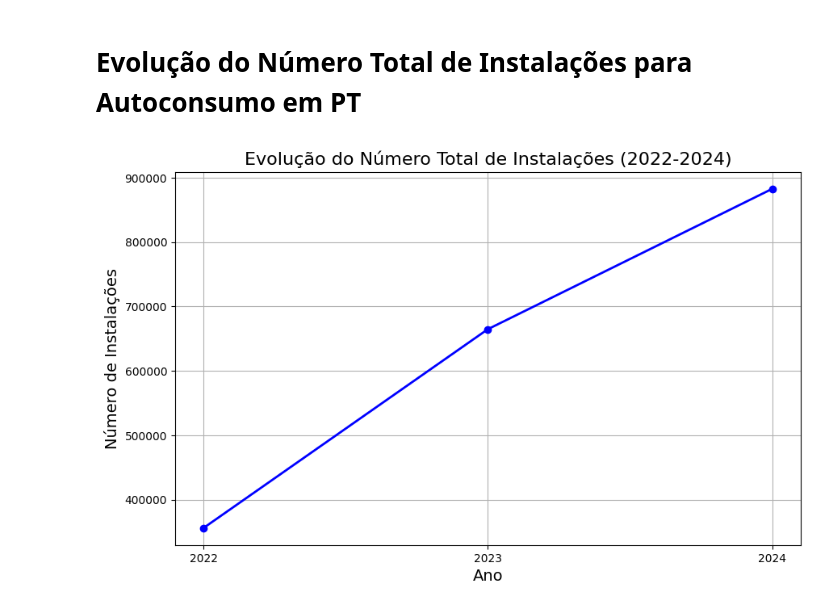
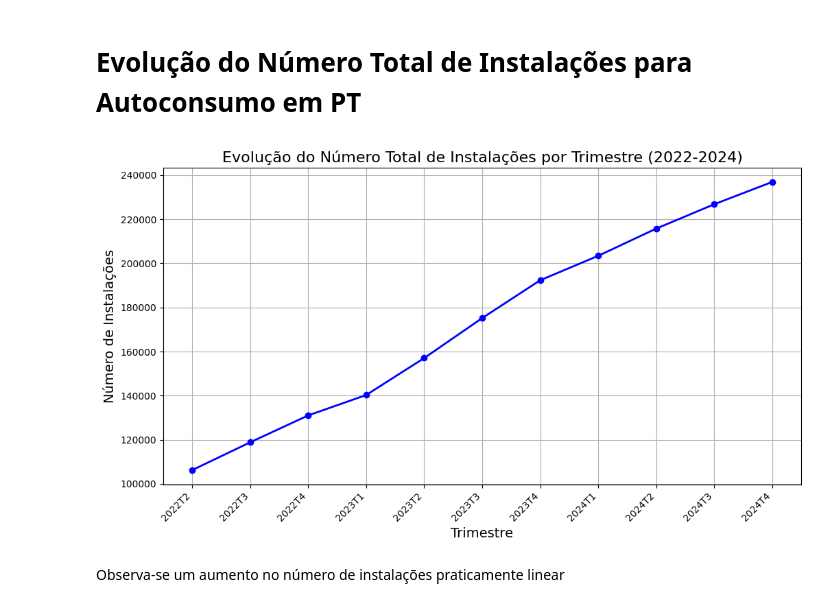
Before and after one commit to leonorsr/E-Redes, a Jupyter notebook: e-redes_autoconsumo.ipynb, the cells around one changed output. Cells and saved outputs as stored; diff of their text form; code cells hidden in the pictures.

Commit message:
Evolução de N em Trimestres

```diff
--- a/e-redes_autoconsumo.ipynb
+++ b/e-redes_autoconsumo.ipynb
@@ -188,30 +188,37 @@ plt.show()
 # %% [markdown]
 # Evolução do Número Total de Instalações para Autoconsumo em PT
 # %%
+import pandas as pd
+import matplotlib.pyplot as plt
+
 # Carregar o arquivo CSV com o separador correto
 dados = pd.read_csv('./data/e-redes_autoconsumo.csv', sep=';')
 
-# Criar a coluna 'Ano' a partir da coluna 'Trimestre'
-dados['Ano'] = dados['Trimestre'].str[:4].astype(int)
-
-# Agrupar os dados por 'Ano', somando o número de instalações
-tabela_instalacoes_ano = dados.groupby('Ano')['Número de instalacões'].sum().reset_index()
+# Agrupar os dados por 'Trimestre', somando o número de instalações
+tabela_instalacoes_trimestre = dados.groupby('Trimestre')['Número de instalacões'].sum().reset_index()
 
 # Filtrar os últimos 3 anos (2022, 2023, 2024)
-tabela_instalacoes_ano = tabela_instalacoes_ano[tabela_instalacoes_ano['Ano'].isin([2022, 2023, 2024])]
+tabela_instalacoes_trimestre = tabela_instalacoes_trimestre[tabela_instalacoes_trimestre['Trimestre'].str[:4].isin(['2022', '2023', '2024'])]
 
-# Plotar o gráfico de evolução do número total de instalações
-plt.figure(figsize=(10, 6))
-plt.plot(tabela_instalacoes_ano['Ano'], tabela_instalacoes_ano['Número de instalacões'], marker='o', color='b', linestyle='-', linewidth=2)
+# Ordenar os trimestres corretamente
+tabela_instalacoes_trimestre = tabela_instalacoes_trimestre.sort_values(by='Trimestre')
+
+# Plotar o gráfico de evolução do número total de instalações por trimestre
+plt.figure(figsize=(12, 6))
+plt.plot(tabela_instalacoes_trimestre['Trimestre'], tabela_instalacoes_trimestre['Número de instalacões'], marker='o', color='b', linestyle='-', linewidth=2)
+
+# Melhorar a legibilidade do eixo X
+plt.xticks(rotation=45, ha='right')
 
 # Adicionar título e rótulos aos eixos
-plt.title('Evolução do Número Total de Instalações (2022-2024)', fontsize=16)
-plt.xlabel('Ano', fontsize=14)
+plt.title('Evolução do Número Total de Instalações por Trimestre (2022-2024)', fontsize=16)
+plt.xlabel('Trimestre', fontsize=14)
 plt.ylabel('Número de Instalações', fontsize=14)
+plt.grid(True)
 
 # Exibir o gráfico
-plt.grid(True)
-plt.xticks(tabela_instalacoes_ano['Ano'])  # Certificar-se de que o eixo X mostra os anos corretamente
 plt.show()
 # %% [output]
-[figure, old version]
+[figure, new version]
+# %% [markdown]
+Observa-se um aumento no número de instalações praticamente linear
```
